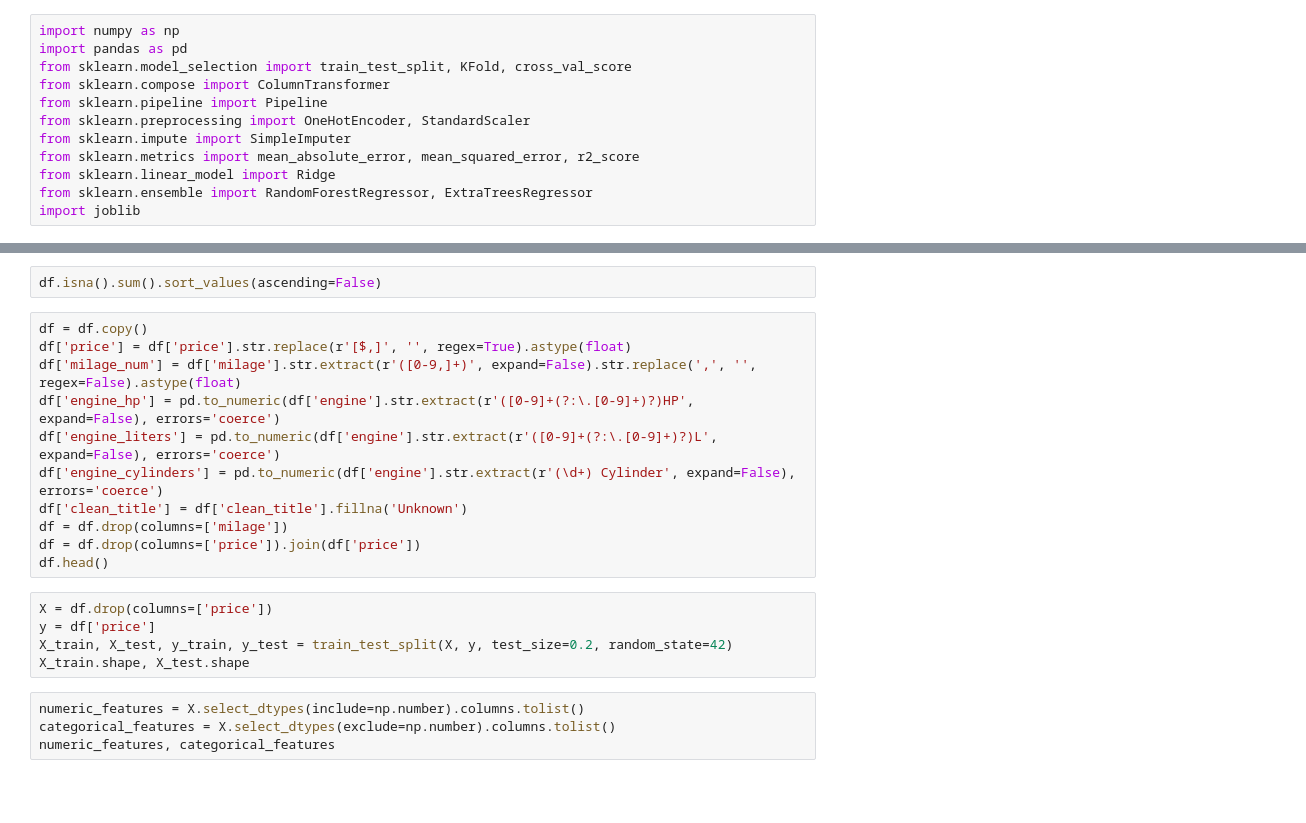
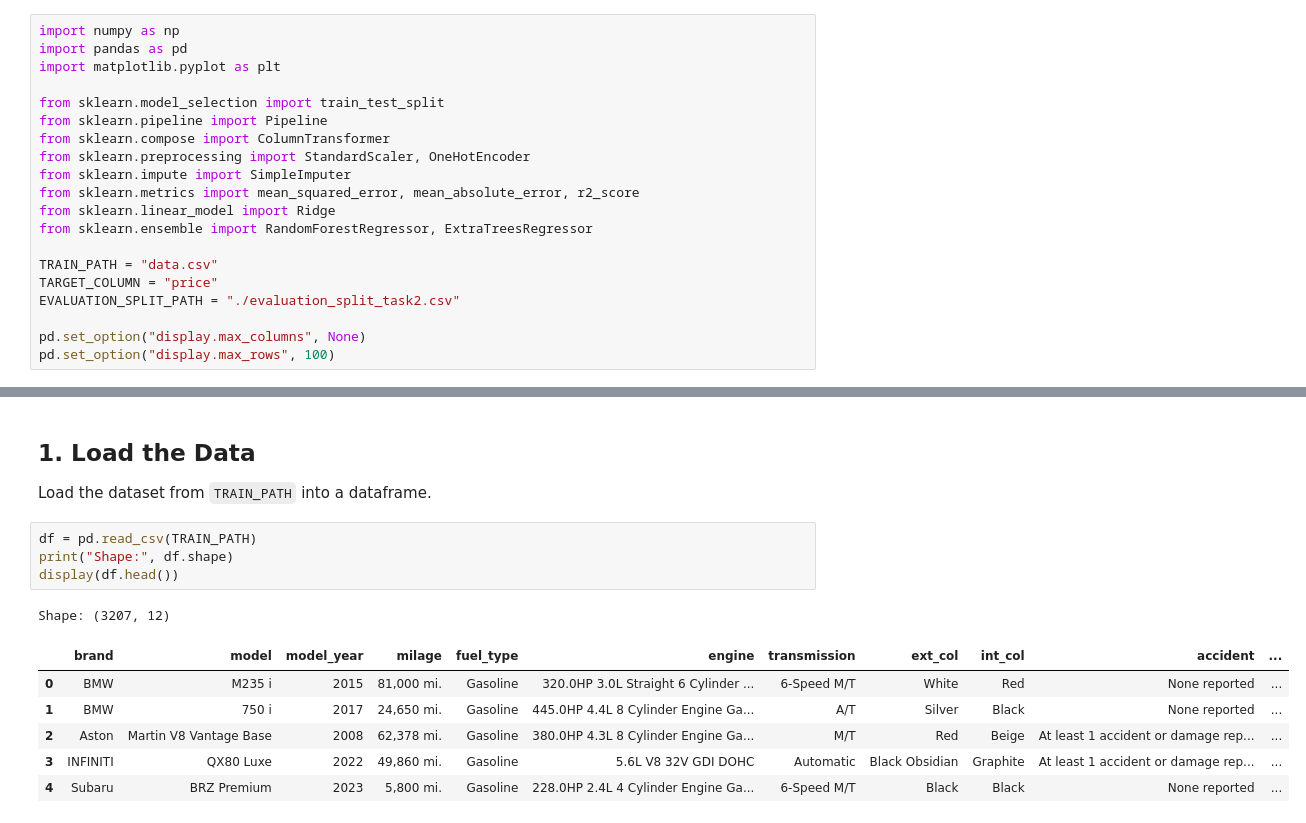
Before and after one commit to QuantumNexus-UoR/QuantumNexus, a Jupyter notebook: QuantumNexus_Task2_CarPrice.ipynb, the cells around one changed output, grey strips where cells are left out. Saved outputs shown, nothing was run; the diff lists cells and outputs as text; blank space fills up the shorter version.

```diff
--- a/QuantumNexus_Task2_CarPrice.ipynb
+++ b/QuantumNexus_Task2_CarPrice.ipynb
@@ -1,12 +20,20 @@
 # %%
 import numpy as np
 import pandas as pd
-from sklearn.model_selection import train_test_split, KFold, cross_val_score
+import matplotlib.pyplot as plt
+
+from sklearn.model_selection import train_test_split
+from sklearn.pipeline import Pipeline
 from sklearn.compose import ColumnTransformer
-from sklearn.pipeline import Pipeline
-from sklearn.preprocessing import OneHotEncoder, StandardScaler
+from sklearn.preprocessing import StandardScaler, OneHotEncoder
 from sklearn.impute import SimpleImputer
-from sklearn.metrics import mean_absolute_error, mean_squared_error, r2_score
+from sklearn.metrics import mean_squared_error, mean_absolute_error, r2_score
 from sklearn.linear_model import Ridge
 from sklearn.ensemble import RandomForestRegressor, ExtraTreesRegressor
-import joblib
+
+TRAIN_PATH = "data.csv"
+TARGET_COLUMN = "price"
+EVALUATION_SPLIT_PATH = "./evaluation_split_task2.csv"
+
+pd.set_option("display.max_columns", None)
+pd.set_option("display.max_rows", 100)
@@ -21,22 +40,16 @@ df.info()
-# %%
-df.isna().sum().sort_values(ascending=False)
-# %%
-df = df.copy()
-df['price'] = df['price'].str.replace(r'[$,]', '', regex=True).astype(float)
-df['milage_num'] = df['milage'].str.extract(r'([0-9,]+)', expand=False).str.replace(',', '', regex=False).astype(float)
-df['engine_hp'] = pd.to_numeric(df['engine'].str.extract(r'([0-9]+(?:\.[0-9]+)?)HP', expand=False), errors='coerce')
-df['engine_liters'] = pd.to_numeric(df['engine'].str.extract(r'([0-9]+(?:\.[0-9]+)?)L', expand=False), errors='coerce')
-df['engine_cylinders'] = pd.to_numeric(df['engine'].str.extract(r'(\d+) Cylinder', expand=False), errors='coerce')
-df['clean_title'] = df['clean_title'].fillna('Unknown')
-df = df.drop(columns=['milage'])
-df = df.drop(columns=['price']).join(df['price'])
-df.head()
-# %%
-X = df.drop(columns=['price'])
-y = df['price']
-X_train, X_test, y_train, y_test = train_test_split(X, y, test_size=0.2, random_state=42)
-X_train.shape, X_test.shape
-# %%
-numeric_features = X.select_dtypes(include=np.number).columns.tolist()
-categorical_features = X.select_dtypes(exclude=np.number).columns.tolist()
-numeric_features, categorical_features
+# %% [markdown]
+## 1. Load the Data
+
+Load the dataset from `TRAIN_PATH` into a dataframe.
+# %%
+df = pd.read_csv(TRAIN_PATH)
+print("Shape:", df.shape)
+display(df.head())
+# %% [output]
+Shape: (3207, 12)
+|  | brand | model | model_year | milage | fuel_type | engine | transmission | ext_col | int_col | accident | ... |
+| 0 | BMW | M235 i | 2015 | 81,000 mi. | Gasoline | 320.0HP 3.0L Straight 6 Cylinder ... | 6-Speed M/T | White | Red | None reported | ... |
+| 1 | BMW | 750 i | 2017 | 24,650 mi. | Gasoline | 445.0HP 4.4L 8 Cylinder Engine Ga... | A/T | Silver | Black | None reported | ... |
+| 2 | Aston | Martin V8 Vantage Base | 2008 | 62,378 mi. | Gasoline | 380.0HP 4.3L 8 Cylinder Engine Ga... | M/T | Red | Beige | At least 1 accident or damage rep... | ... |
+| 3 | INFINITI | QX80 Luxe | 2022 | 49,860 mi. | Gasoline | 5.6L V8 32V GDI DOHC | Automatic | Black Obsidian | Graphite | At least 1 accident or damage rep... | ... |
+| 4 | Subaru | BRZ Premium | 2023 | 5,800 mi. | Gasoline | 228.0HP 2.4L 4 Cylinder Engine Ga... | 6-Speed M/T | Black | Black | None reported | ... |
```
Also changed, not shown: parts of 24 cells of this notebook.
